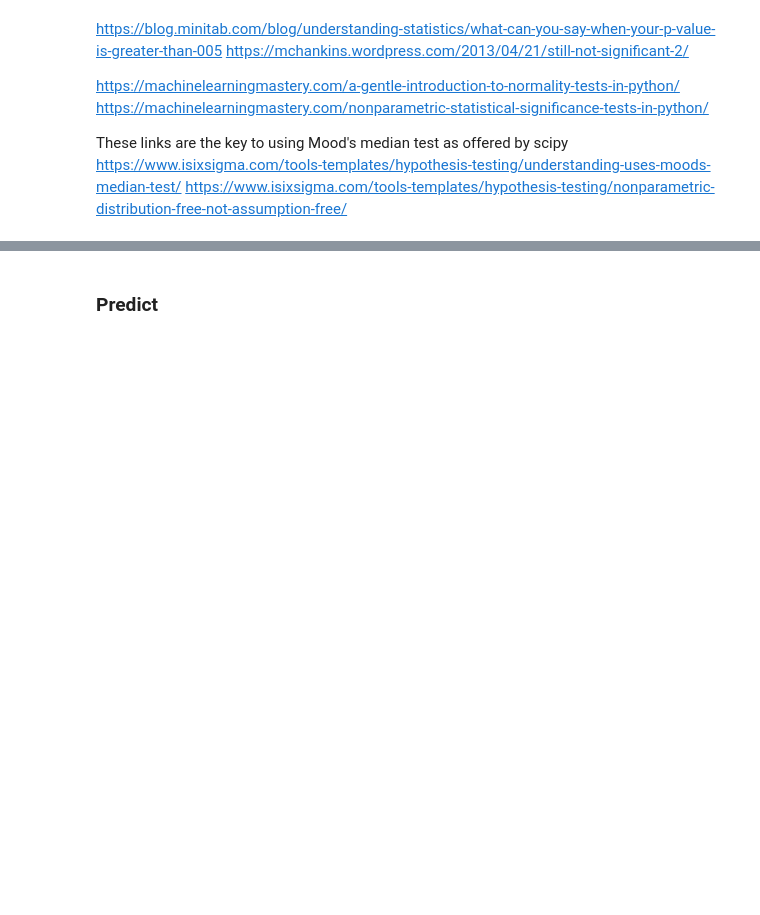
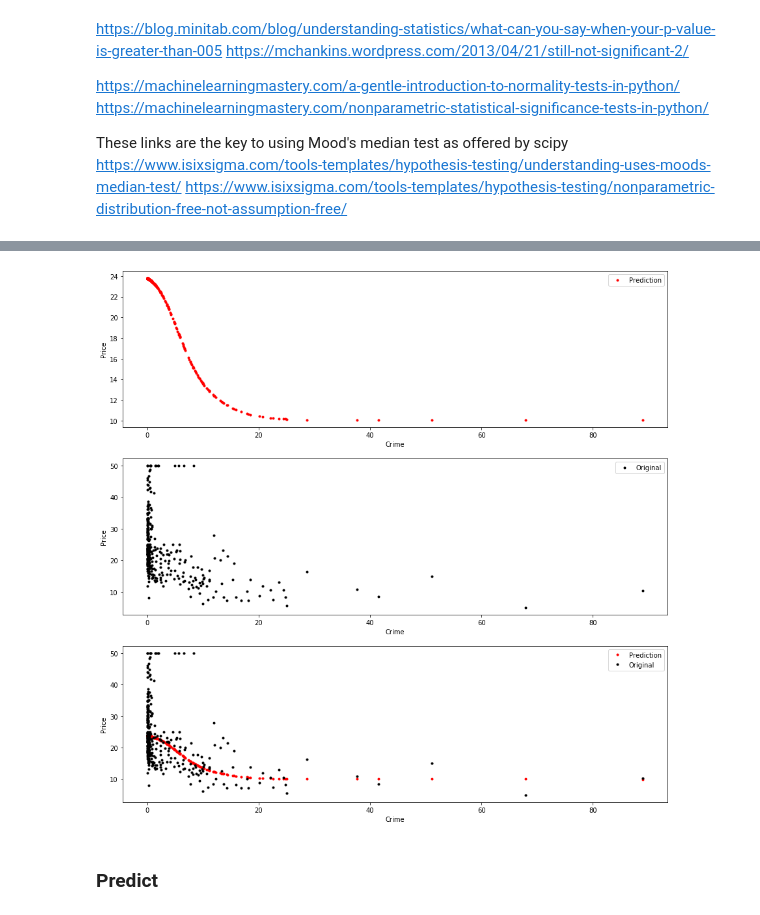
Before and after one commit to G00364756/52954---Machine_Learning-Statistics-Project, a Jupyter notebook: boston.ipynb, the cells around one changed output, grey strips where cells are left out. Saved outputs shown, nothing was run; the diff lists cells and outputs as text; code cells hidden in the pictures; blank space fills up the shorter version.

```diff
--- a/boston.ipynb
+++ b/boston.ipynb
@@ -390,0 +361,2 @@ NameError: name 'inputs' is not defined
+# %%
+x_train, x_test, y_train, y_test = mod.train_test_split(x, y, test_size=0.25, random_state=42)
@@ -390,0 +376,2 @@ NameError: name 'inputs' is not defined
+# %%
+m.fit(x_train, y_train, epochs=20, batch_size=20)
@@ -390,0 +397,6 @@ NameError: name 'inputs' is not defined
+# %%
+# Run each x test value through the neural network.
+p = m.predict(x_train)
+
+# Evaluate the prediction
+m.evaluate(x_train, y_train)
@@ -391,2 +406,27 @@ NameError: name 'inputs' is not defined
+# %%
+# Plot the values.
+plt.figure(figsize=(15,15))
+plt.subplot(311)
+plt.plot(x_train, p, 'r.', label='Prediction')
+plt.xlabel("Crime")
+plt.ylabel("Price")
+plt.legend()
+
+plt.subplot(312)
+plt.plot(x_train, y_train, 'k.', label='Original')
+plt.xlabel("Crime")
+plt.ylabel("Price")
+plt.legend()
+
+plt.subplot(313)
+plt.plot(x_train, p, 'r.', label='Prediction')
+plt.plot(x_train, y_train, 'k.', label='Original')
+plt.xlabel("Crime")
+plt.ylabel("Price")
+plt.legend()
+
+plt.show()
+# %% [output]
+[figure, added]
 # %% [markdown]
 ### Predict
```
Also changed, not shown: parts of 30 cells of this notebook, 4 other files.
